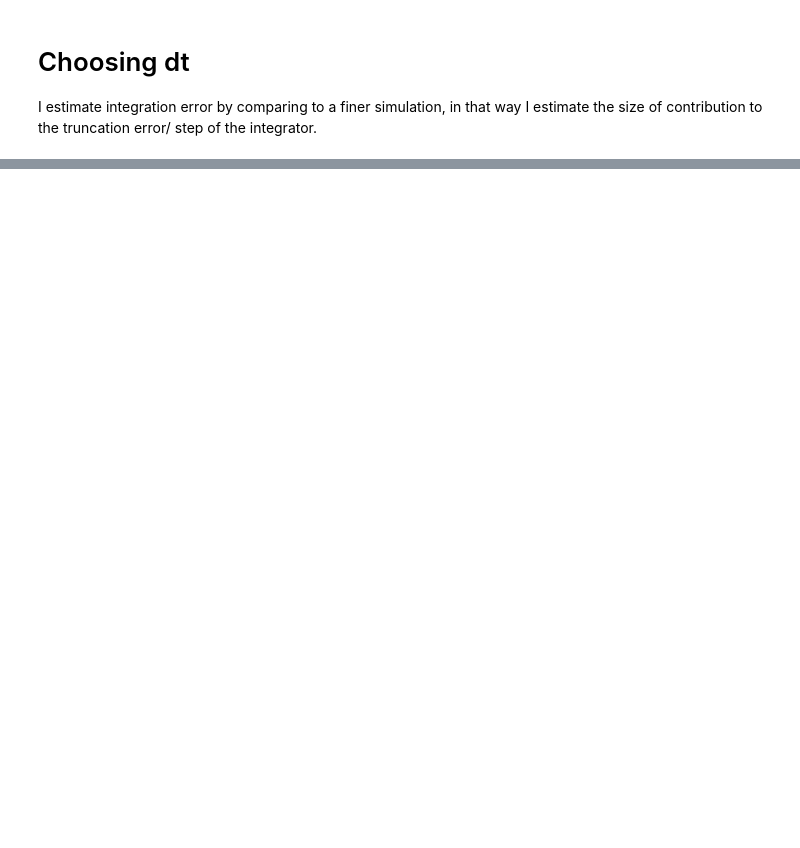
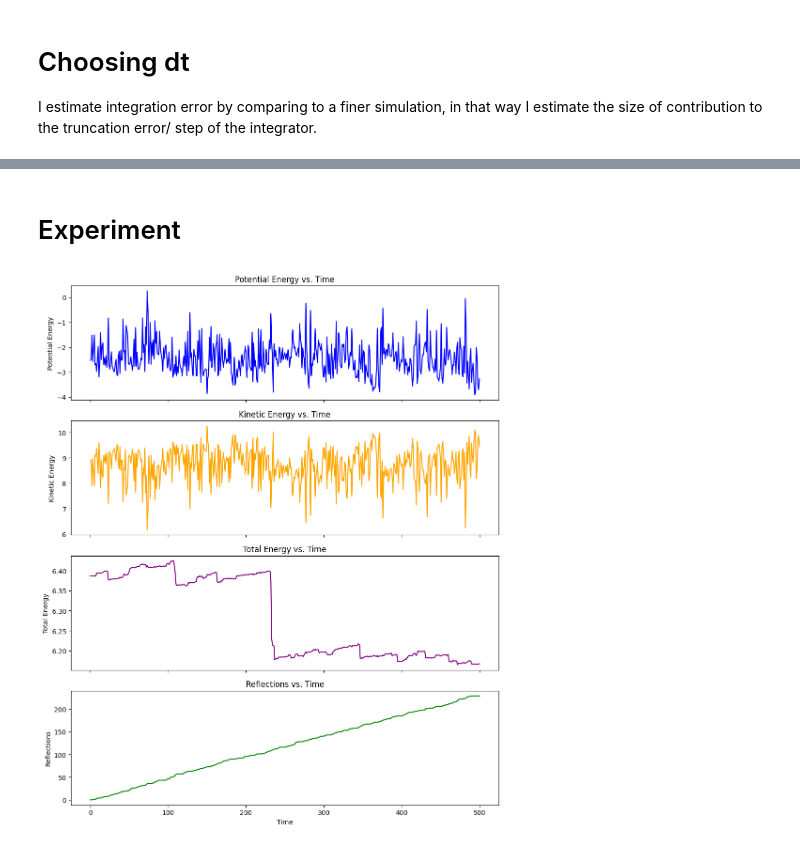
Before and after one commit to ISIPINK/MD_code_test, a Jupyter notebook: MD_program.ipynb, the cells around one changed output, grey strips where cells are left out. Saved outputs shown, nothing was run; the diff lists cells and outputs as text; code cells hidden in the pictures; blank space fills up the shorter version.

```diff
--- a/MD_program.ipynb
+++ b/MD_program.ipynb
@@ -379,6 +458,8 @@ test_sim_step(sim_gravity)
 # Choosing dt
 I estimate integration error by comparing to a finer simulation, in that way I estimate the size of contribution to the truncation error/ step of the integrator.
 # %%
+import pandas as pd
+
 def get_convergence_error(dt):
     sim_cons = Simulation_constants()
     sim_coarse = MD_simulation_lj_vv(sim_cons)
@@ -386,10 +467,11 @@ def get_convergence_error(dt):
     sim_fine = MD_simulation_lj_vv(sim_cons)
     for _ in range(10):
         sim_fine.step(dt=dt/10,reflect_log=True)
-    pos_error_per_step = (sim_fine.positions-sim_coarse.positions)/dt
-    print(f"dt:{dt}, estimate pos_error_per_step :\n{pd.DataFrame(pos_error_per_step.detach().numpy()).round(5)}")
+    error_per_step = (torch.abs(sim_fine.positions-sim_coarse.positions)
+        + torch.abs(sim_fine.velocities-sim_coarse.velocities))/dt
+    print(f"dt:{dt}, estimate pos_error_per_step :\n{pd.DataFrame(error_per_step.detach().numpy()).round(5)}")
 
-for dt in [0.5,0.25,0.1,0.01]:
+for dt in [0.5,0.25,0.1,0.01,0.005]:
     get_convergence_error(dt)
 # %% [output]
 amount of reflections: 1
@@ -411,0 +494,2 @@ dt:0.5, estimate pos_error_per_step :
+# %% [markdown]
+# Experiment
@@ -411,0 +539,42 @@ dt:0.5, estimate pos_error_per_step :
+# %%
+import matplotlib.pyplot as plt
+import numpy as np
+
+def plt_result_time_arrays(result):
+    # Calculate total energy
+    total_energy = result["potential_energy"] + result["kinetic_energy"]
+
+    # Create a time array assuming one entry per time step
+    time = np.arange(len(result["potential_energy"]))
+
+    # Set up the figure and subplots with 4 rows, sharing the x-axis
+    fig, axs = plt.subplots(4, 1, figsize=(10, 12), sharex=True, gridspec_kw={'height_ratios': [1, 1, 1, 1]})
+
+    # Plot potential energy on the first subplot
+    axs[0].plot(time, result["potential_energy"], color="blue")
+    axs[0].set_ylabel("Potential Energy")
+    axs[0].set_title("Potential Energy vs. Time")
+
+    # Plot kinetic energy on the second subplot
+    axs[1].plot(time, result["kinetic_energy"], color="orange")
+    axs[1].set_ylabel("Kinetic Energy")
+    axs[1].set_title("Kinetic Energy vs. Time")
+
+    # Plot total energy on the third subplot
+    axs[2].plot(time, total_energy, color="purple")
+    axs[2].set_ylabel("Total Energy")
+    axs[2].set_title("Total Energy vs. Time")
+
+    # Plot reflections on the fourth subplot
+    axs[3].plot(time, result["reflections"], color="green")
+    axs[3].set_xlabel("Time")
+    axs[3].set_ylabel("Reflections")
+    axs[3].set_title("Reflections vs. Time")
+
+    # Adjust layout for clarity
+    plt.tight_layout()
+    plt.show()
+
+plt_result_time_arrays(result)
+# %% [output]
+[figure, added]
```
Also changed, not shown: parts of 12 cells of this notebook, 1 other file.
